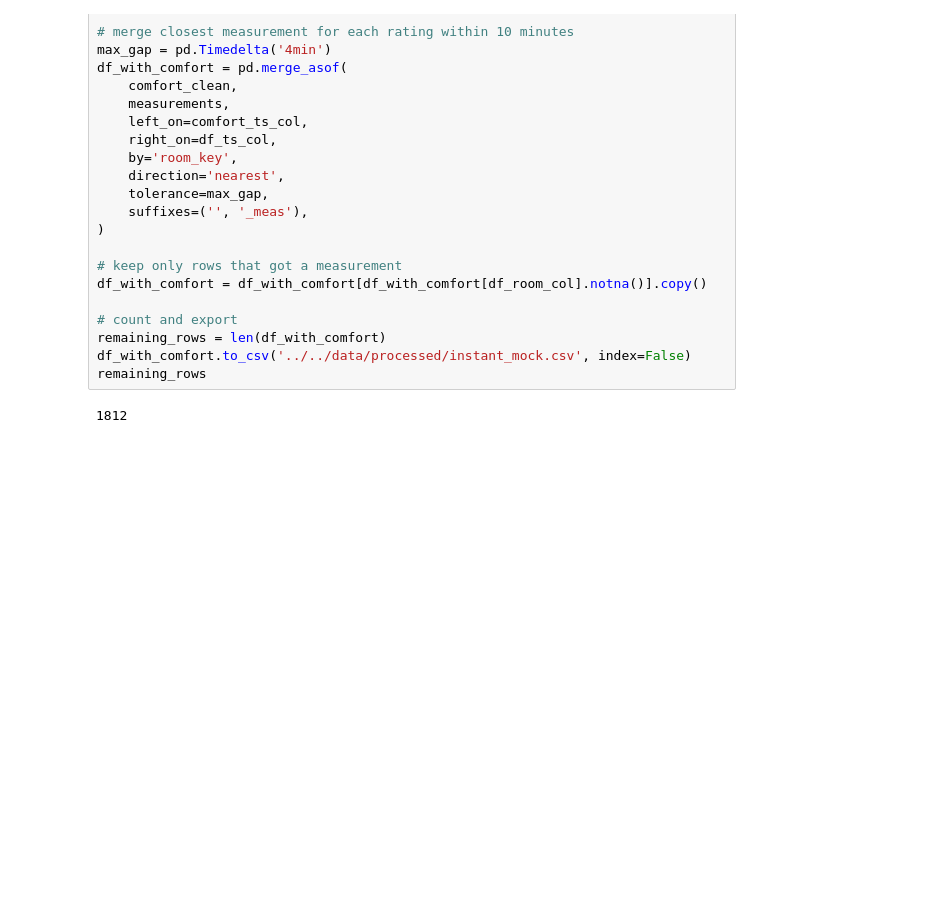
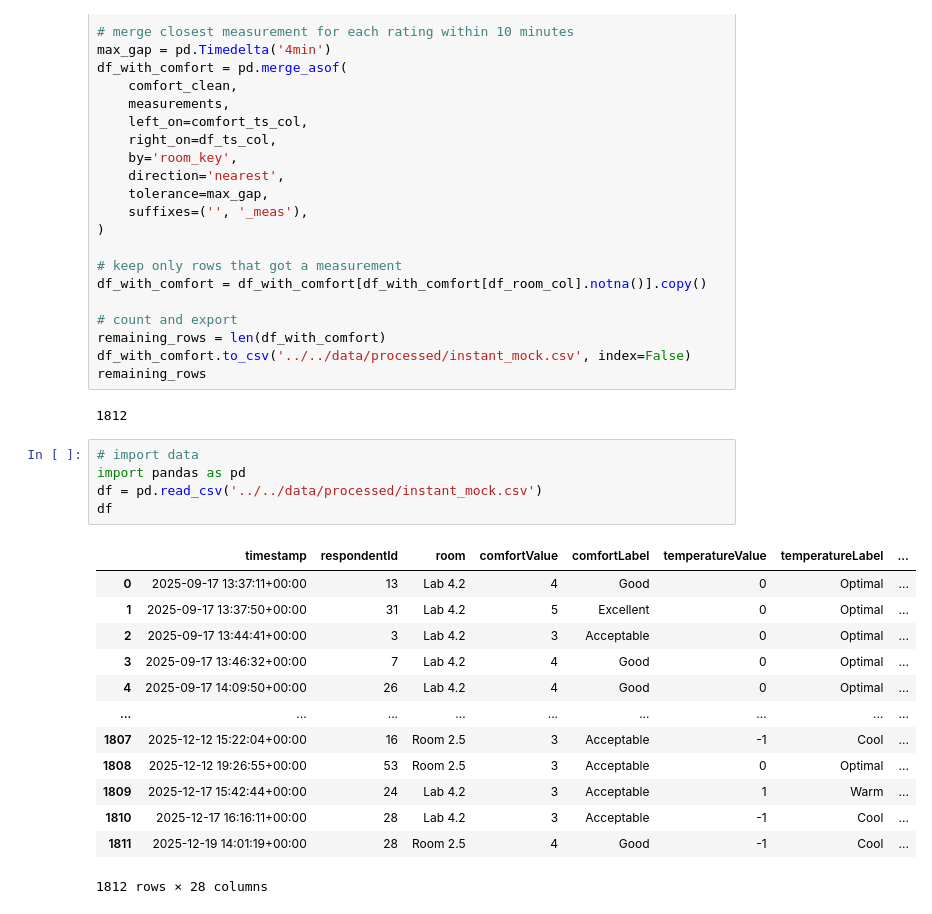
Before and after one commit to SEP4Real/SEP4, a Jupyter notebook: MAL/notebooks/data_related/4_instant_data_analysis.ipynb, the cells around one changed output. Saved outputs shown, nothing was run; the diff lists cells and outputs as text; blank space fills up the shorter version.

```diff
--- a/MAL/notebooks/data_related/4_instant_data_analysis.ipynb
+++ b/MAL/notebooks/data_related/4_instant_data_analysis.ipynb
@@ -83,3 +88,22 @@ df_with_comfort.to_csv('../../data/processed/instant_mock.csv', index=False)
 remaining_rows
 # %% [output]
 1812
+# %%
+# import data
+import pandas as pd
+df = pd.read_csv('../../data/processed/instant_mock.csv')
+df
+# %% [output]
+|  | timestamp | respondentId | room | comfortValue | comfortLabel | temperatureValue | temperatureLabel | ... |
+| 0 | 2025-09-17 13:37:11+00:00 | 13 | Lab 4.2 | 4 | Good | 0 | Optimal | ... |
+| 1 | 2025-09-17 13:37:50+00:00 | 31 | Lab 4.2 | 5 | Excellent | 0 | Optimal | ... |
+| 2 | 2025-09-17 13:44:41+00:00 | 3 | Lab 4.2 | 3 | Acceptable | 0 | Optimal | ... |
+| 3 | 2025-09-17 13:46:32+00:00 | 7 | Lab 4.2 | 4 | Good | 0 | Optimal | ... |
+| 4 | 2025-09-17 14:09:50+00:00 | 26 | Lab 4.2 | 4 | Good | 0 | Optimal | ... |
+| ... | ... | ... | ... | ... | ... | ... | ... | ... |
+| 1807 | 2025-12-12 15:22:04+00:00 | 16 | Room 2.5 | 3 | Acceptable | -1 | Cool | ... |
+| 1808 | 2025-12-12 19:26:55+00:00 | 53 | Room 2.5 | 3 | Acceptable | 0 | Optimal | ... |
+| 1809 | 2025-12-17 15:42:44+00:00 | 24 | Lab 4.2 | 3 | Acceptable | 1 | Warm | ... |
+| 1810 | 2025-12-17 16:16:11+00:00 | 28 | Lab 4.2 | 3 | Acceptable | -1 | Cool | ... |
+| 1811 | 2025-12-19 14:01:19+00:00 | 28 | Room 2.5 | 4 | Good | -1 | Cool | ... |
+1812 rows × 28 columns
```
Also changed, not shown: parts of 9 cells of this notebook, 2 other files.
